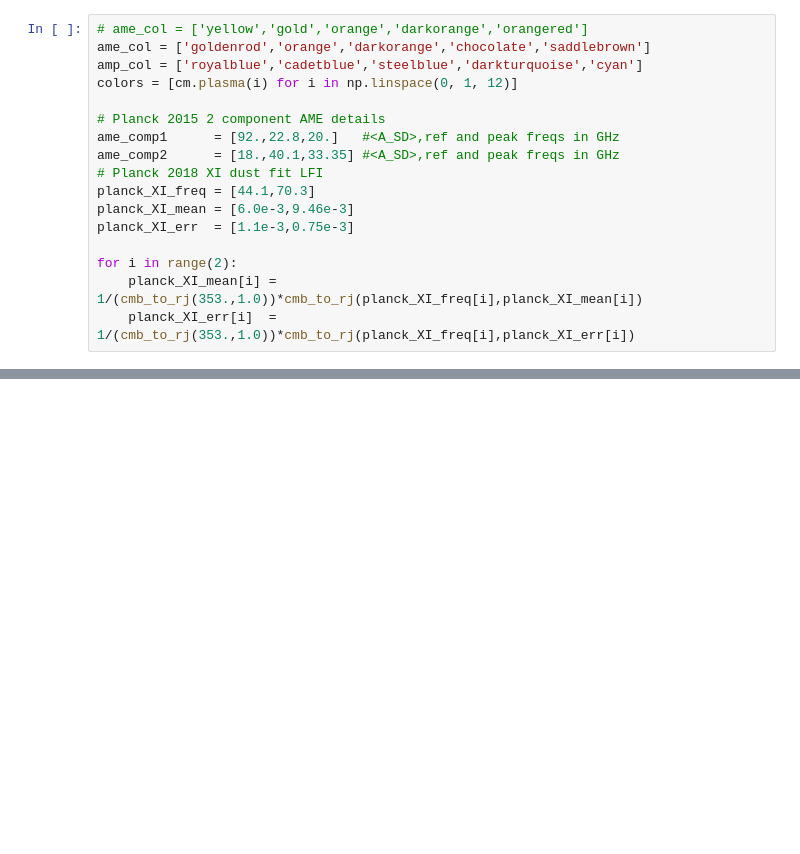
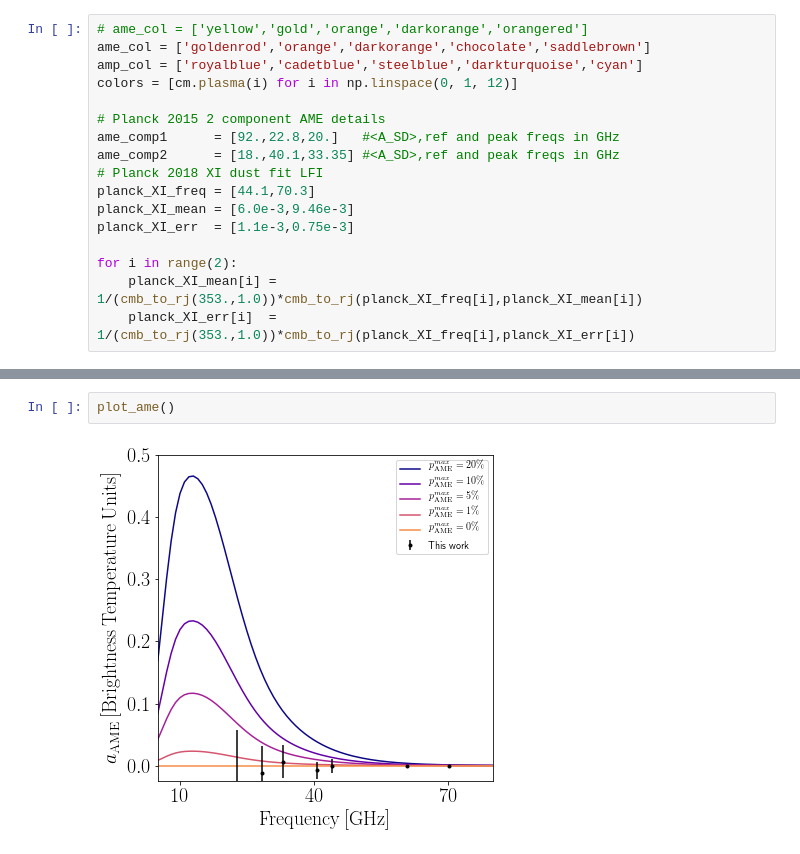
Before and after one commit to hermda02/dang, a Jupyter notebook: scripts/sed_plotter.ipynb, the cells around one changed output, grey strips where cells are left out. Drawn from its saved outputs; the diff is of its cells as text; blank space fills up the shorter version.

```diff
--- a/scripts/sed_plotter.ipynb
+++ b/scripts/sed_plotter.ipynb
@@ -357,0 +419,4 @@ Max(pmax):  21.053053053053052
+# %%
+plot_ame()
+# %% [output]
+[figure, added]
```
Also changed, not shown: parts of 6 cells of this notebook, 2 other files.
